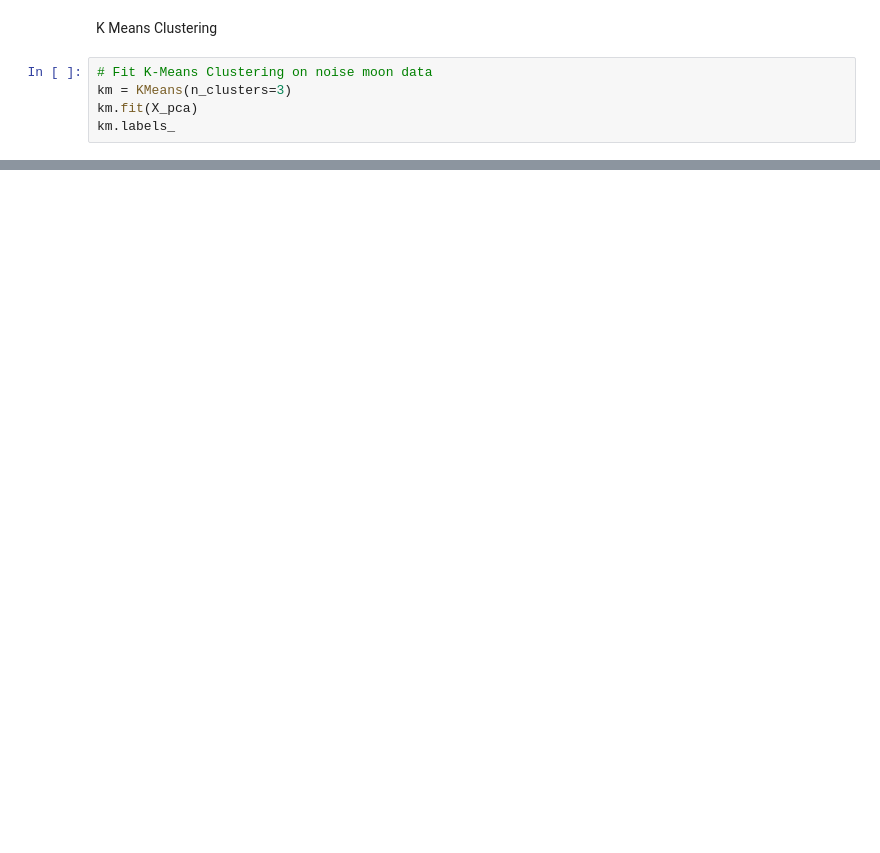
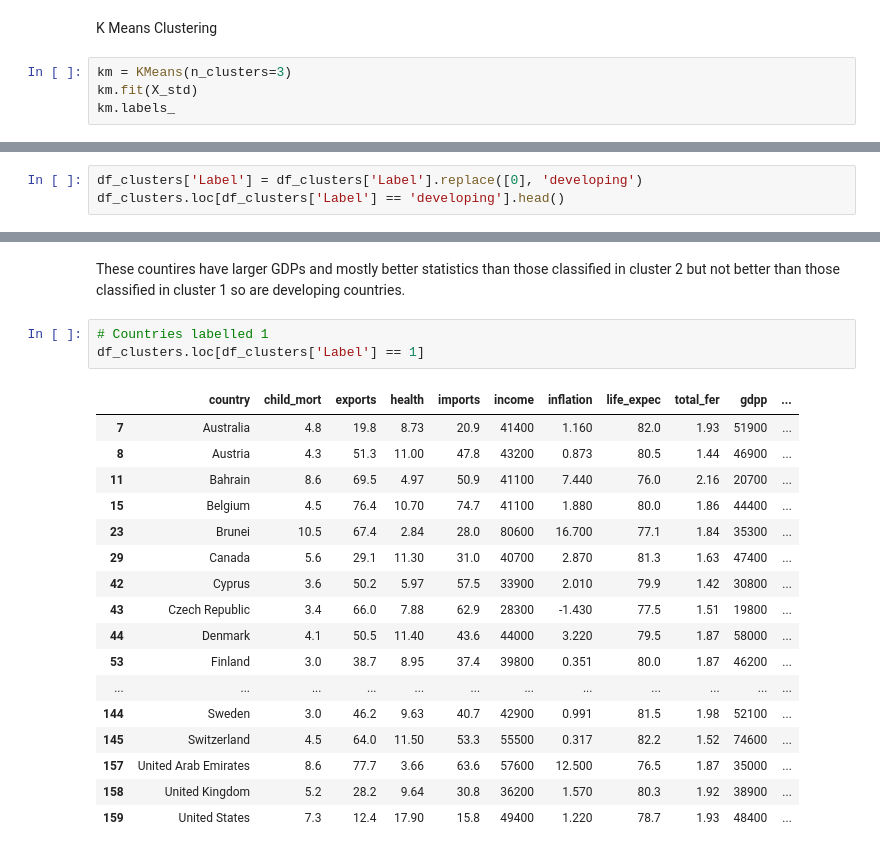
Before and after one commit to georgeray1999-CS/Colab-Practice, a Jupyter notebook: lab6/Task_7.ipynb, the cells around one changed output, grey strips where cells are left out. Drawn from its saved outputs; the diff is of its cells as text; blank space fills up the shorter version.

```diff
--- a/lab6/Task_7.ipynb
+++ b/lab6/Task_7.ipynb
@@ -72,8 +46,7 @@ plt.show()
 # %% [markdown]
 K Means Clustering
 # %%
-# Fit K-Means Clustering on noise moon data
 km = KMeans(n_clusters=3)
-km.fit(X_pca)
+km.fit(X_std)
 km.labels_
 # %% [output]
@@ -98,0 +89,3 @@ Name: Label, dtype: int64
+# %%
+df_clusters['Label'] = df_clusters['Label'].replace([0], 'developing')
+df_clusters.loc[df_clusters['Label'] == 'developing'].head()
@@ -98,0 +99,23 @@ Name: Label, dtype: int64
+# %% [markdown]
+These countires have larger GDPs and mostly better statistics than those classified in cluster 2 but not better than those classified in cluster 1 so are developing countries.
+# %%
+# Countries labelled 1
+df_clusters.loc[df_clusters['Label'] == 1]
+# %% [output]
+|  | country | child_mort | exports | health | imports | income | inflation | life_expec | total_fer | gdpp | ... |
+| 7 | Australia | 4.8 | 19.8 | 8.73 | 20.9 | 41400 | 1.160 | 82.0 | 1.93 | 51900 | ... |
+| 8 | Austria | 4.3 | 51.3 | 11.00 | 47.8 | 43200 | 0.873 | 80.5 | 1.44 | 46900 | ... |
+| 11 | Bahrain | 8.6 | 69.5 | 4.97 | 50.9 | 41100 | 7.440 | 76.0 | 2.16 | 20700 | ... |
+| 15 | Belgium | 4.5 | 76.4 | 10.70 | 74.7 | 41100 | 1.880 | 80.0 | 1.86 | 44400 | ... |
+| 23 | Brunei | 10.5 | 67.4 | 2.84 | 28.0 | 80600 | 16.700 | 77.1 | 1.84 | 35300 | ... |
+| 29 | Canada | 5.6 | 29.1 | 11.30 | 31.0 | 40700 | 2.870 | 81.3 | 1.63 | 47400 | ... |
+| 42 | Cyprus | 3.6 | 50.2 | 5.97 | 57.5 | 33900 | 2.010 | 79.9 | 1.42 | 30800 | ... |
+| 43 | Czech Republic | 3.4 | 66.0 | 7.88 | 62.9 | 28300 | -1.430 | 77.5 | 1.51 | 19800 | ... |
+| 44 | Denmark | 4.1 | 50.5 | 11.40 | 43.6 | 44000 | 3.220 | 79.5 | 1.87 | 58000 | ... |
+| 53 | Finland | 3.0 | 38.7 | 8.95 | 37.4 | 39800 | 0.351 | 80.0 | 1.87 | 46200 | ... |
+| ... | ... | ... | ... | ... | ... | ... | ... | ... | ... | ... | ... |
+| 144 | Sweden | 3.0 | 46.2 | 9.63 | 40.7 | 42900 | 0.991 | 81.5 | 1.98 | 52100 | ... |
+| 145 | Switzerland | 4.5 | 64.0 | 11.50 | 53.3 | 55500 | 0.317 | 82.2 | 1.52 | 74600 | ... |
+| 157 | United Arab Emirates | 8.6 | 77.7 | 3.66 | 63.6 | 57600 | 12.500 | 76.5 | 1.87 | 35000 | ... |
+| 158 | United Kingdom | 5.2 | 28.2 | 9.64 | 30.8 | 36200 | 1.570 | 80.3 | 1.92 | 38900 | ... |
+| 159 | United States | 7.3 | 12.4 | 17.90 | 15.8 | 49400 | 1.220 | 78.7 | 1.93 | 48400 | ... |
```
Also changed, not shown: parts of 17 cells of this notebook.
